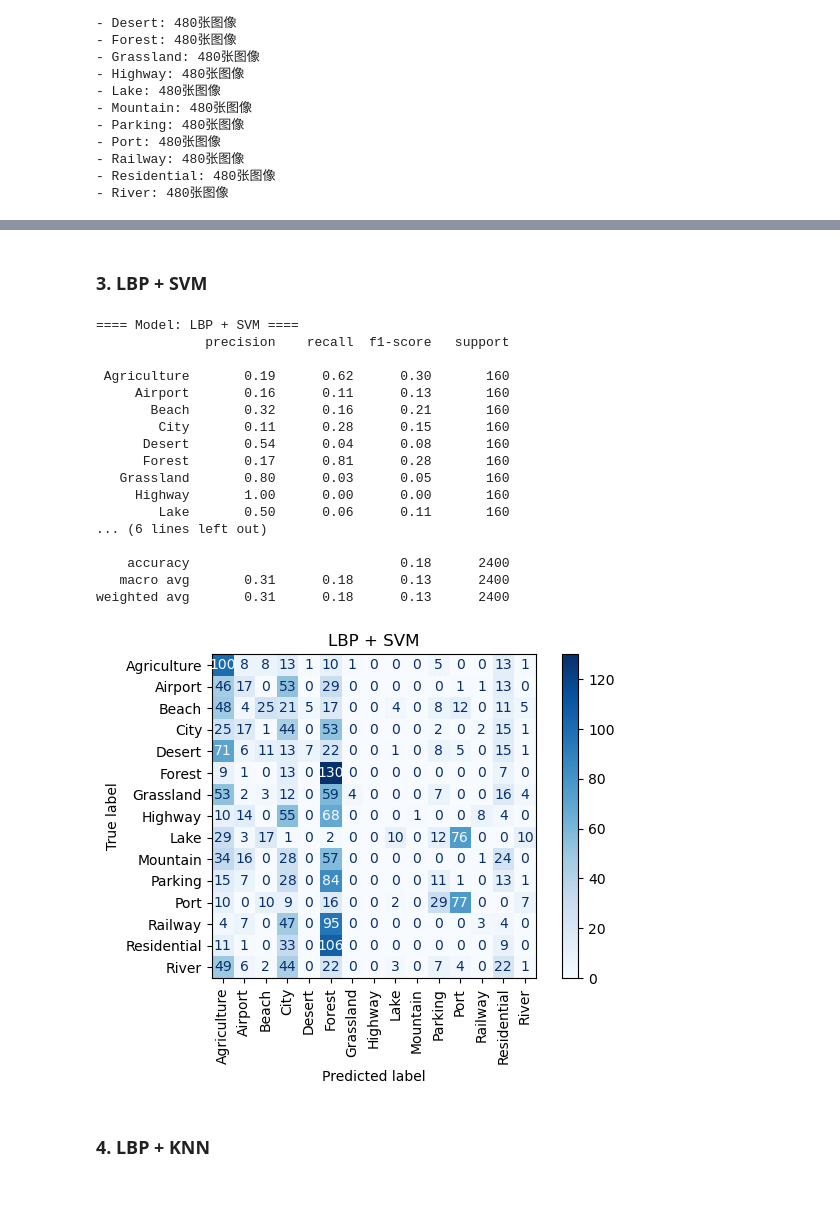
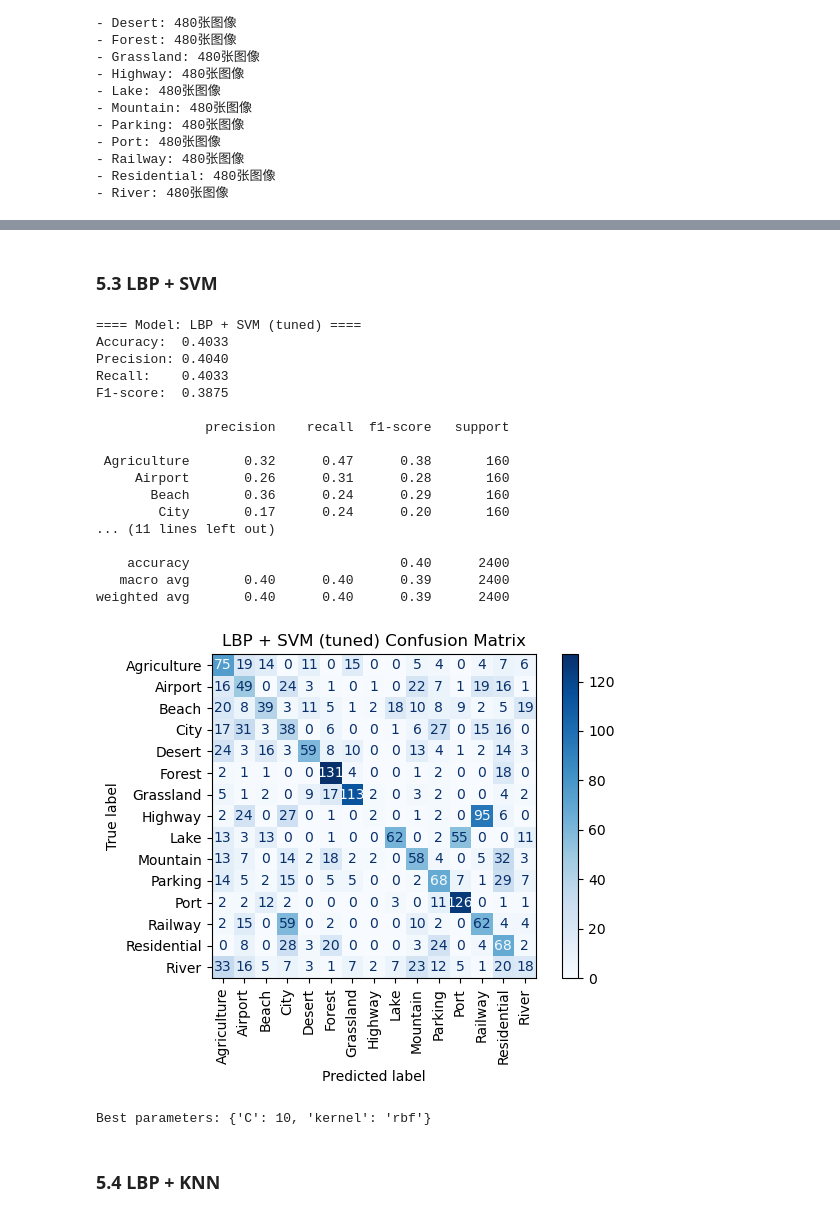
Before and after one commit to TobyZhang0/9517mango, a Jupyter notebook: traditional/traditional_cv.ipynb, the cells around one changed output, grey strips where cells are left out. Drawn from its saved outputs; the diff is of its cells as text; code cells hidden in the pictures.

Commit message:
Update traditional_cv notebook and README; add trained best traditional model file (.joblib)

```diff
--- a/traditional/traditional_cv.ipynb
+++ b/traditional/traditional_cv.ipynb
@@ -76,10 +82,34 @@ def extract_features(images, method='HOG'):
 # %%
+results = []
+
 def train_and_evaluate(X_train, y_train, X_test, y_test, model, model_name):
     print(f"\n==== Model: {model_name} ====")
     model.fit(X_train, y_train)
     y_pred = model.predict(X_test)
-    #zero_division=0/1	快速抑制警告	不影响模型，仅调整指标计算方式
-    print(classification_report(y_test, y_pred, target_names=class_names, zero_division=1))#未预测类别的 Precision 设为 1（保守处理，避免低估模型）
+
+     # Evaluation Indicators
+    accuracy = accuracy_score(y_test, y_pred)
+    precision = precision_score(y_test, y_pred, average='weighted', zero_division=0)
+    recall = recall_score(y_test, y_pred, average='weighted', zero_division=0)
+    f1 = f1_score(y_test, y_pred, average='weighted', zero_division=0)
+
+    # Save the results for result graphs
+    results.append({
+        "Model": model_name,
+        "Accuracy": accuracy,
+        "Precision": precision,
+        "Recall": recall,
+        "F1-score": f1
+    })
+    # result
+    print(f"Accuracy:  {accuracy:.4f}")
+    print(f"Precision: {precision:.4f}")
+    print(f"Recall:    {recall:.4f}")
+    print(f"F1-score:  {f1:.4f}")
+    print()
+
+    #zero_division=0/1,	quickly suppress warnings
+    print(classification_report(y_test, y_pred, target_names=class_names, zero_division=1))
 
     ConfusionMatrixDisplay.from_predictions(
         y_test, y_pred,
@@ -87,7 +117,7 @@ def train_and_evaluate(X_train, y_train, X_test, y_test, model, model_name):
         xticks_rotation=90,
         cmap='Blues'
     )
-    plt.title(model_name)
+    plt.title(f"{model_name} Confusion Matrix")
     plt.tight_layout()
     plt.show()
 # %% [markdown]
@@ -97,5 +127,9 @@ def train_and_evaluate(X_train, y_train, X_test, y_test, model, model_name):
 # %%
 X_train_hog = extract_features(X_train_imgs, method='HOG')
 X_test_hog = extract_features(X_test_imgs, method='HOG')
-train_and_evaluate(X_train_hog, y_train, X_test_hog, y_test, SVC(kernel='linear'), "HOG + SVM")
+
+#Find the best parameter model
+svm_hog = GridSearchCV(SVC(), {'C': [0.1, 1, 10], 'kernel': ['linear', 'rbf']}, cv=3, scoring='f1_weighted')
+train_and_evaluate(X_train_hog, y_train, X_test_hog, y_test, svm_hog, "HOG + SVM(tuned)")
+print("Best parameters:", svm_hog.best_params_)
 # %% [output]
@@ -122,3 +157,5 @@ weighted avg       0.30      0.31      0.30      2400
 # %%
-train_and_evaluate(X_train_hog, y_train, X_test_hog, y_test, KNeighborsClassifier(n_neighbors=5), "HOG + KNN")
+knn_hog = GridSearchCV(KNeighborsClassifier(), {'n_neighbors': [3, 5, 7]}, cv=3, scoring='f1_weighted')
+train_and_evaluate(X_train_hog, y_train, X_test_hog, y_test, knn_hog, "HOG + KNN (tuned)")
+print("Best parameters:", knn_hog.best_params_)
 # %% [output]
@@ -143,28 +181,32 @@ weighted avg       0.52      0.12      0.08      2400
 # %% [markdown]
-### 3. LBP + SVM
+### 5.3 LBP + SVM
 # %%
 X_train_lbp = extract_features(X_train_imgs, method='LBP')
 X_test_lbp = extract_features(X_test_imgs, method='LBP')
-train_and_evaluate(X_train_lbp, y_train, X_test_lbp, y_test, SVC(kernel='linear'), "LBP + SVM")
+
+svm_lbp = GridSearchCV(SVC(), {'C': [0.1, 1, 10], 'kernel': ['linear', 'rbf']}, cv=3, scoring='f1_weighted')
+train_and_evaluate(X_train_lbp, y_train, X_test_lbp, y_test, svm_lbp, "LBP + SVM (tuned)")
+print("Best parameters:", svm_lbp.best_params_)
 # %% [output]
-==== Model: LBP + SVM ====
+==== Model: LBP + SVM (tuned) ====
+Accuracy:  0.4033
+Precision: 0.4040
+Recall:    0.4033
+F1-score:  0.3875
+
               precision    recall  f1-score   support
 
- Agriculture       0.19      0.62      0.30       160
-     Airport       0.16      0.11      0.13       160
-       Beach       0.32      0.16      0.21       160
-        City       0.11      0.28      0.15       160
-      Desert       0.54      0.04      0.08       160
-      Forest       0.17      0.81      0.28       160
-   Grassland       0.80      0.03      0.05       160
-     Highway       1.00      0.00      0.00       160
-        Lake       0.50      0.06      0.11       160
-... (6 lines left out)
+ Agriculture       0.32      0.47      0.38       160
+     Airport       0.26      0.31      0.28       160
+       Beach       0.36      0.24      0.29       160
+        City       0.17      0.24      0.20       160
+... (11 lines left out)
 
-    accuracy                           0.18      2400
-   macro avg       0.31      0.18      0.13      2400
-weighted avg       0.31      0.18      0.13      2400
+    accuracy                           0.40      2400
+   macro avg       0.40      0.40      0.39      2400
+weighted avg       0.40      0.40      0.39      2400
-[figure, old version]
+[figure, new version]
+Best parameters: {'C': 10, 'kernel': 'rbf'}
 # %% [markdown]
-### 4. LBP + KNN
+### 5.4 LBP + KNN
 # %%
```
Also changed, not shown: parts of 16 cells of this notebook, 1 other file.
